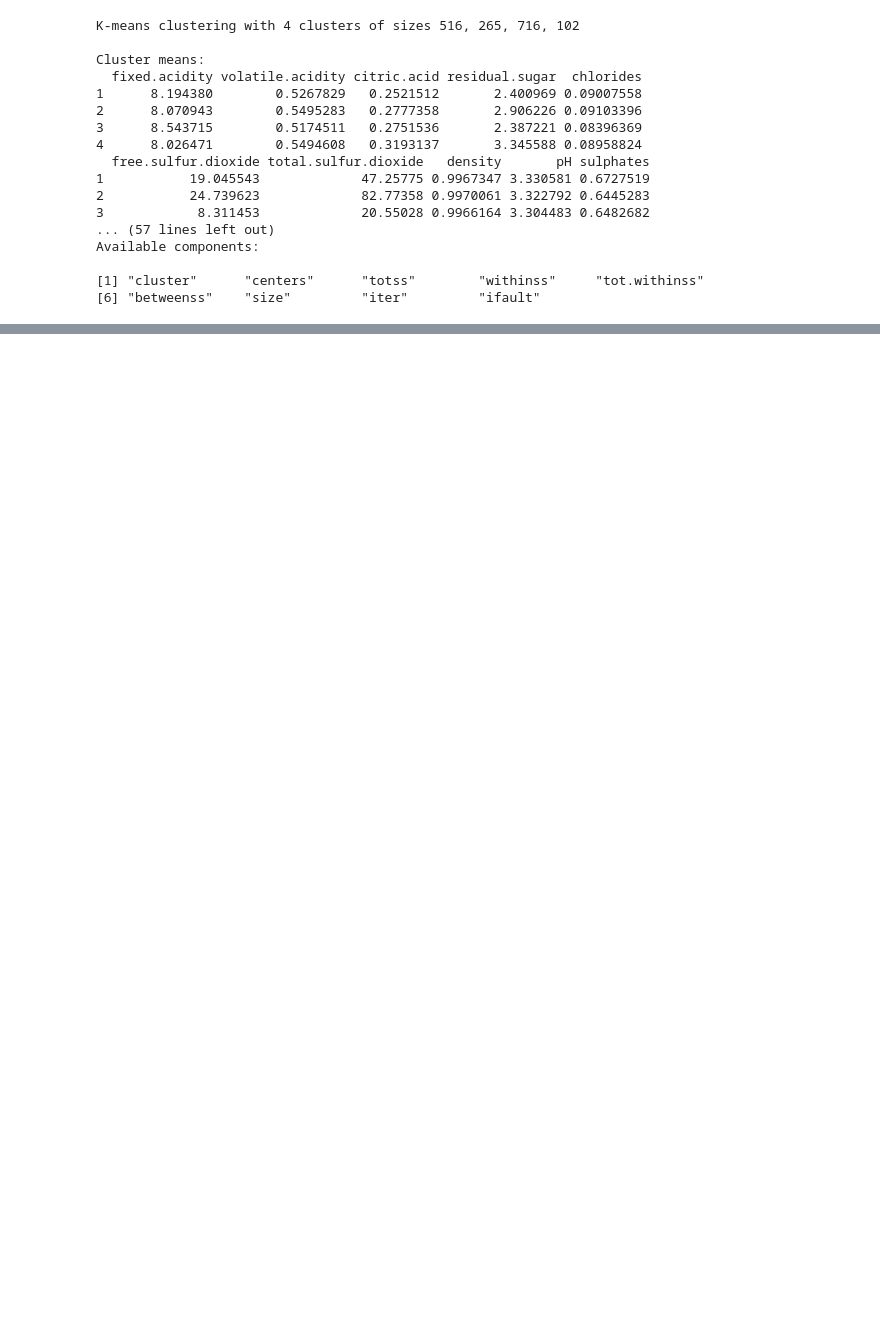
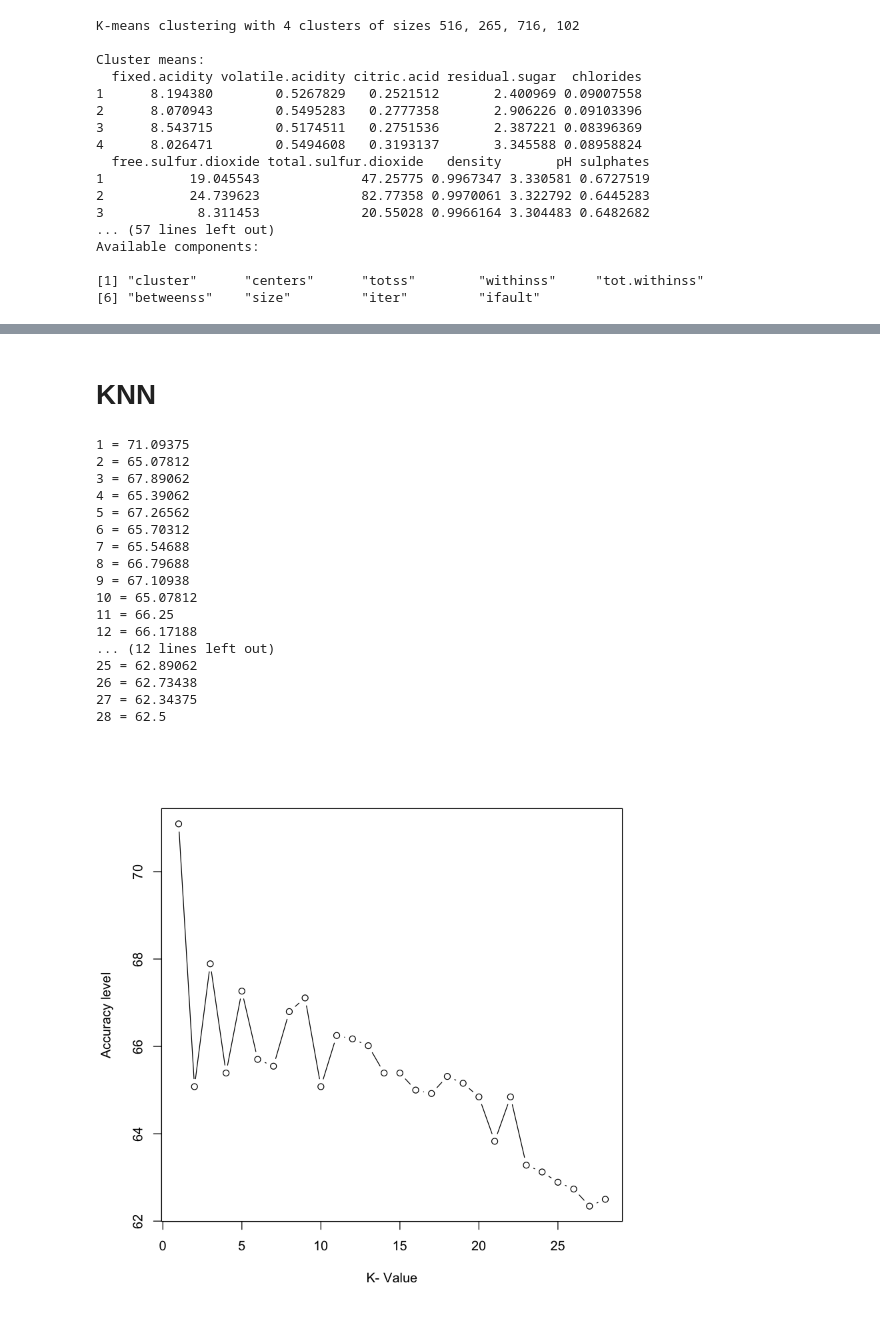
Before and after one commit to spatankar276/Project-Buzz, a Jupyter notebook: 7406-Project-Buzz-Team.ipynb, the cells around one changed output, grey strips where cells are left out. Drawn from its saved outputs; the diff is of its cells as text; code cells hidden in the pictures; blank space fills up the shorter version.

```diff
--- a/7406-Project-Buzz-Team.ipynb
+++ b/7406-Project-Buzz-Team.ipynb
@@ -588,5 +532,0 @@ ERROR: Error in confusionMatrix.default(data = as.factor(valid$fit), reference =
-# %%
-# Ordinal Regression
-wine.ord <-
-ord_mod <- polr(quality ~., data = wine.pr, Hess = TRUE)
-summary(ord_mod)
@@ -680,0 +533,44 @@ wine_test <- wine[-ind,]
+# %% [markdown]
+# KNN
+# %%
+#Random sampling
+set.seed(7406)
+
+test <- 0.8
+
+ff <- floor((1 - test)*nrow(wine))
+
+ind <- sample(nrow(wine), ff, replace = FALSE)
+
+# Training and Test datasets
+wine_train <- wine[ind,]
+wine_test <- wine[-ind,]
+# %%
+i=1
+k.optm=1
+for (i in 1:28){
+    knn.mod <- knn(train=wine_train, test=wine_test, cl=wine_train$quality, k=i)
+    k.optm[i] <- 100 * sum(wine_test$quality == knn.mod)/NROW(wine_test$quality)
+    k=i
+    cat(k,'=',k.optm[i],'
+')}
+plot(k.optm, type="b", xlab="K- Value",ylab="Accuracy level")
+# %% [output]
+1 = 71.09375
+2 = 65.07812
+3 = 67.89062
+4 = 65.39062
+5 = 67.26562
+6 = 65.70312
+7 = 65.54688
+8 = 66.79688
+9 = 67.10938
+10 = 65.07812
+11 = 66.25
+12 = 66.17188
+... (12 lines left out)
+25 = 62.89062
+26 = 62.73438
+27 = 62.34375
+28 = 62.5
+[figure, added]
```
Also changed, not shown: parts of 67 cells of this notebook.
